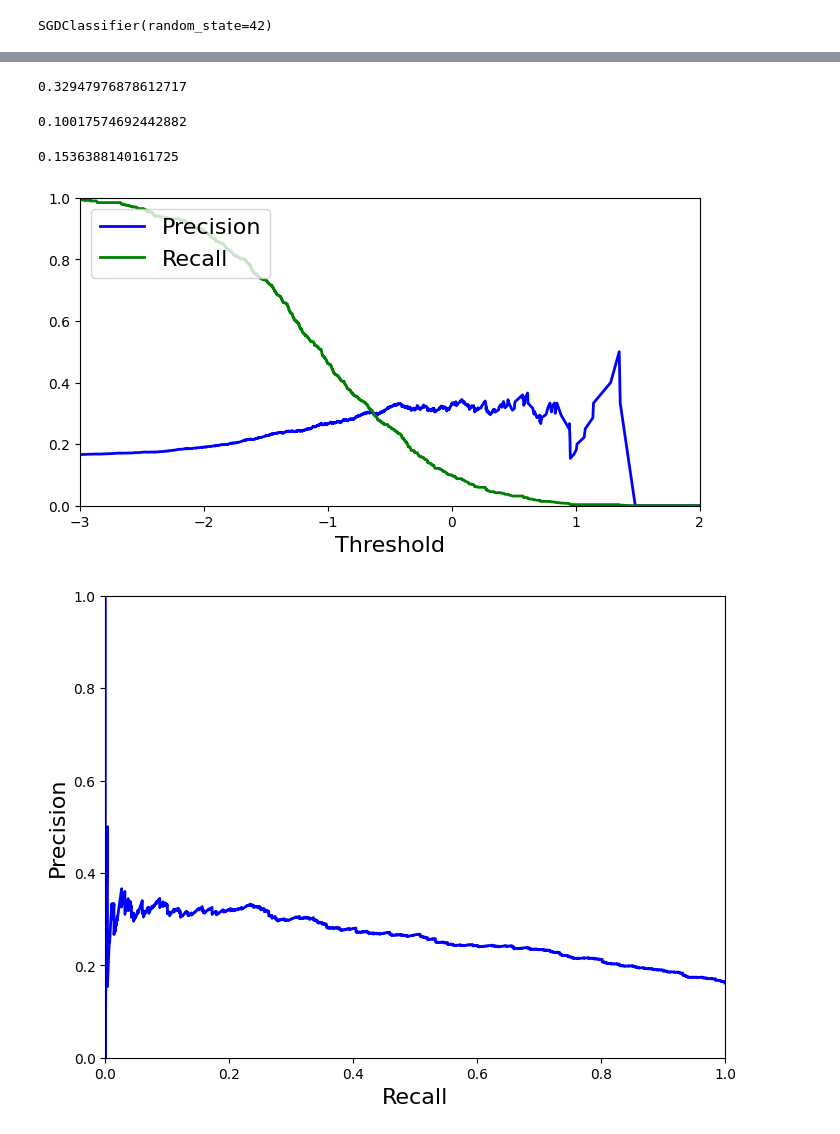
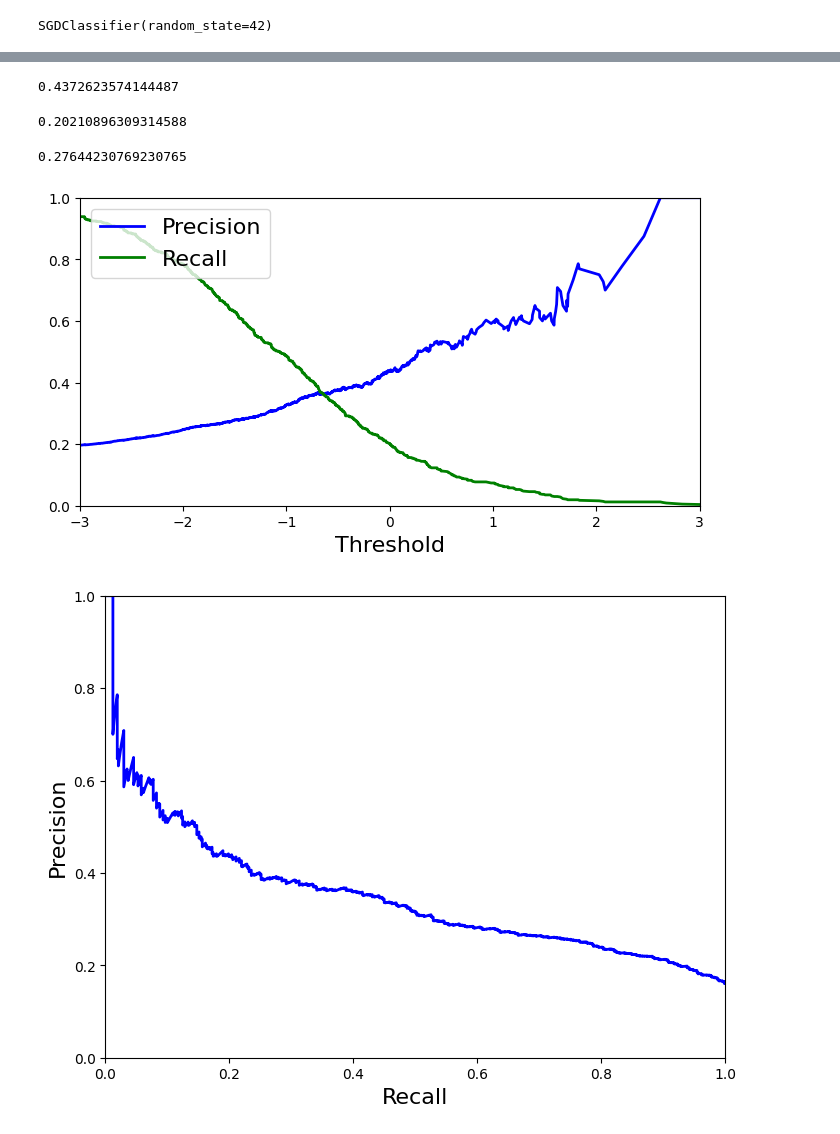
Before and after one commit to Aldresus/projetIA, a Jupyter notebook: projet.ipynb, the cells around one changed output, grey strips where cells are left out. Saved outputs shown, nothing was run; the diff lists cells and outputs as text; code cells hidden in the pictures.

```diff
--- a/projet.ipynb
+++ b/projet.ipynb
@@ -221,21 +222,21 @@ mergedDataframe['Attrition'] = mergedDataframe['Attrition'].map({'Yes': 1, 'No':
 #mergedDataframe['MaritalStatus'] = mergedDataframe['MaritalStatus'].map({'Single': 0, 'Married': 1, 'Divorced': 2})
 
 # regrouper par classe d'age en 6 groupes de 18 à 60 ans
-mergedDataframe['Age'] = pd.cut(mergedDataframe['Age'], bins=[18, 24, 31, 38, 45, 52, 60], labels=['18 to 24', '25 to 31', '32 to 38', '39 to 45', '46 to 52', '53 to 60'])
+#mergedDataframe['Age'] = pd.cut(mergedDataframe['Age'], bins=[18, 24, 31, 38, 45, 52, 60], labels=['18 to 24', '25 to 31', '32 to 38', '39 to 45', '46 to 52', '53 to 60'])
 
 # regrouper par classe de salaire en 6 groupes de 0 à 200000
 mergedDataframe['MonthlyIncome'] = pd.cut(mergedDataframe['MonthlyIncome'], bins=[0, 33333, 66666, 100000, 133333, 166666, 200000], labels=['0 to 33333', '33334 to 66666', '66667 to 100000', '100001 to 133333', '133334 to 166666', '166667 to 200000'])
 
 # regrouper par classe de distance en 6 groupes de 0 à 30
-mergedDataframe['DistanceFromHome'] = pd.cut(mergedDataframe['DistanceFromHome'], bins=[0, 5, 10, 15, 20, 25, 30], labels=['0 to 5', '6 to 10', '11 to 15', '16 to 20', '21 to 25', '26 to 30'])
+#mergedDataframe['DistanceFromHome'] = pd.cut(mergedDataframe['DistanceFromHome'], bins=[0, 5, 10, 15, 20, 25, 30], labels=['0 to 5', '6 to 10', '11 to 15', '16 to 20', '21 to 25', '26 to 30'])
 
 # regrouper par classe de nombre d'années passées dans l'entreprise en 6 groupes de 0 à 40
-mergedDataframe['YearsAtCompany'] = pd.cut(mergedDataframe['YearsAtCompany'], bins=[0, 6, 13,19,25,33,40], labels=['0 to 6', '7 to 13', '14 to 19', '20 to 25', '26 to 33', '34 to 40'])
+#mergedDataframe['YearsAtCompany'] = pd.cut(mergedDataframe['YearsAtCompany'], bins=[0, 6, 13,19,25,33,40], labels=['0 to 6', '7 to 13', '14 to 19', '20 to 25', '26 to 33', '34 to 40'])
 
 # regrouper par pourcentage d'augmentation de salaire en 3 groupes de 10 à 25
-mergedDataframe['PercentSalaryHike'] = pd.cut(mergedDataframe['PercentSalaryHike'], bins=[10, 15, 20, 25], labels=['10 to 15', '16 to 20', '21 to 25'])
+#mergedDataframe['PercentSalaryHike'] = pd.cut(mergedDataframe['PercentSalaryHike'], bins=[10, 15, 20, 25], labels=['10 to 15', '16 to 20', '21 to 25'])
 
 # regrouper par année total passées dans ce type de poste en 6 groupes de 0 à 40
-mergedDataframe['TotalWorkingYears'] = pd.cut(mergedDataframe['TotalWorkingYears'], bins=[0, 6, 13,19,25,33,40], labels=['0 to 6', '7 to 13', '14 to 19', '20 to 25', '26 to 33', '34 to 40'])
+#mergedDataframe['TotalWorkingYears'] = pd.cut(mergedDataframe['TotalWorkingYears'], bins=[0, 6, 13,19,25,33,40], labels=['0 to 6', '7 to 13', '14 to 19', '20 to 25', '26 to 33', '34 to 40'])
 
-mergedDataframe.head()
+#mergedDataframe.head()
@@ -449,16 +442,16 @@ array([[2843,  116],
 from sklearn.metrics import precision_score, recall_score
 precision_score(y_train_1, y_train_pred)
 # %% [output]
-0.32947976878612717
+0.4372623574144487
 # %%
 recall_score(y_train_1, y_train_pred)
 # %% [output]
-0.10017574692442882
+0.20210896309314588
 # %%
 from sklearn.metrics import f1_score
 f1_score(y_train_1, y_train_pred)
 # %% [output]
-0.1536388140161725
+0.27644230769230765
 # %%
 y_scores = cross_val_predict(sgd_clf, mergedDataframe_prepared, y_train_1, cv=10, method="decision_function")
 # %%
@@ -468,17 +461,17 @@ precisions,recalls, thresholds = precision_recall_curve(y_train_1, y_scores)
 # %%
 def plot_precision_recall_vs_threshold(precisions, recalls, thresholds):
     plt.plot(thresholds, precisions[:-1], "b-", label="Precision", linewidth=2)
     plt.plot(thresholds, recalls[:-1], "g-", label="Recall", linewidth=2)
     plt.xlabel("Threshold", fontsize=16)
     plt.legend(loc="upper left", fontsize=16)
     plt.ylim([0, 1])
 
 plt.figure(figsize=(8, 4))
 plot_precision_recall_vs_threshold(precisions, recalls, thresholds)
-plt.xlim([-3, 2])
+plt.xlim([-3, 3])
 plt.show()
 # %% [output]
-[figure, old version]
+[figure, new version]
 # %%
 def plot_precision_vs_recall(precisions, recalls):
     plt.plot(recalls, precisions, "b-", linewidth=2)
@@ -490,7 +483,7 @@ plt.figure(figsize=(8, 6))
 plot_precision_vs_recall(precisions, recalls)
 plt.show()
 # %% [output]
-[figure, old version]
+[figure, new version]
 # %%
 from sklearn.metrics import roc_curve
 
```
Also changed, not shown: parts of 9 cells of this notebook.
